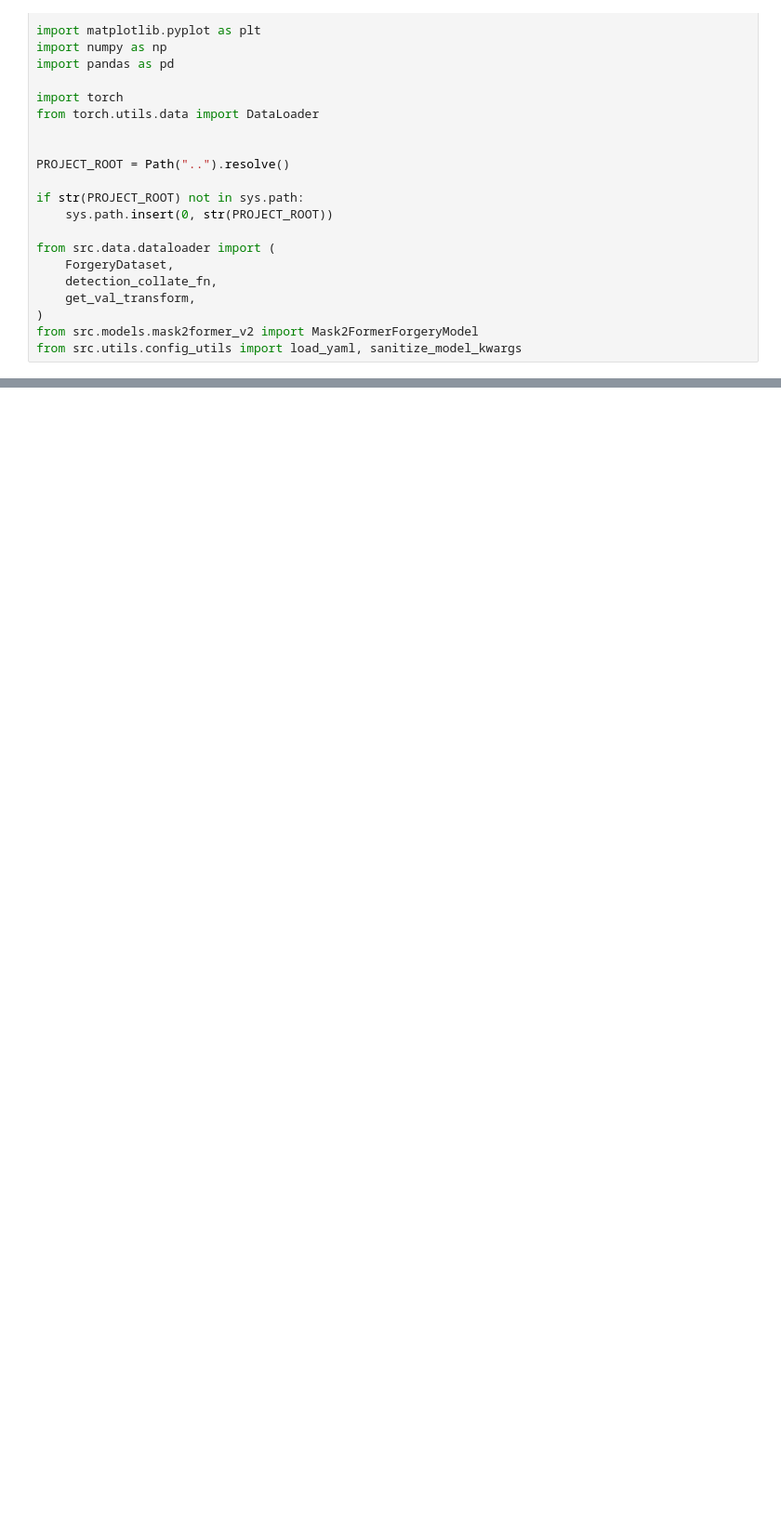
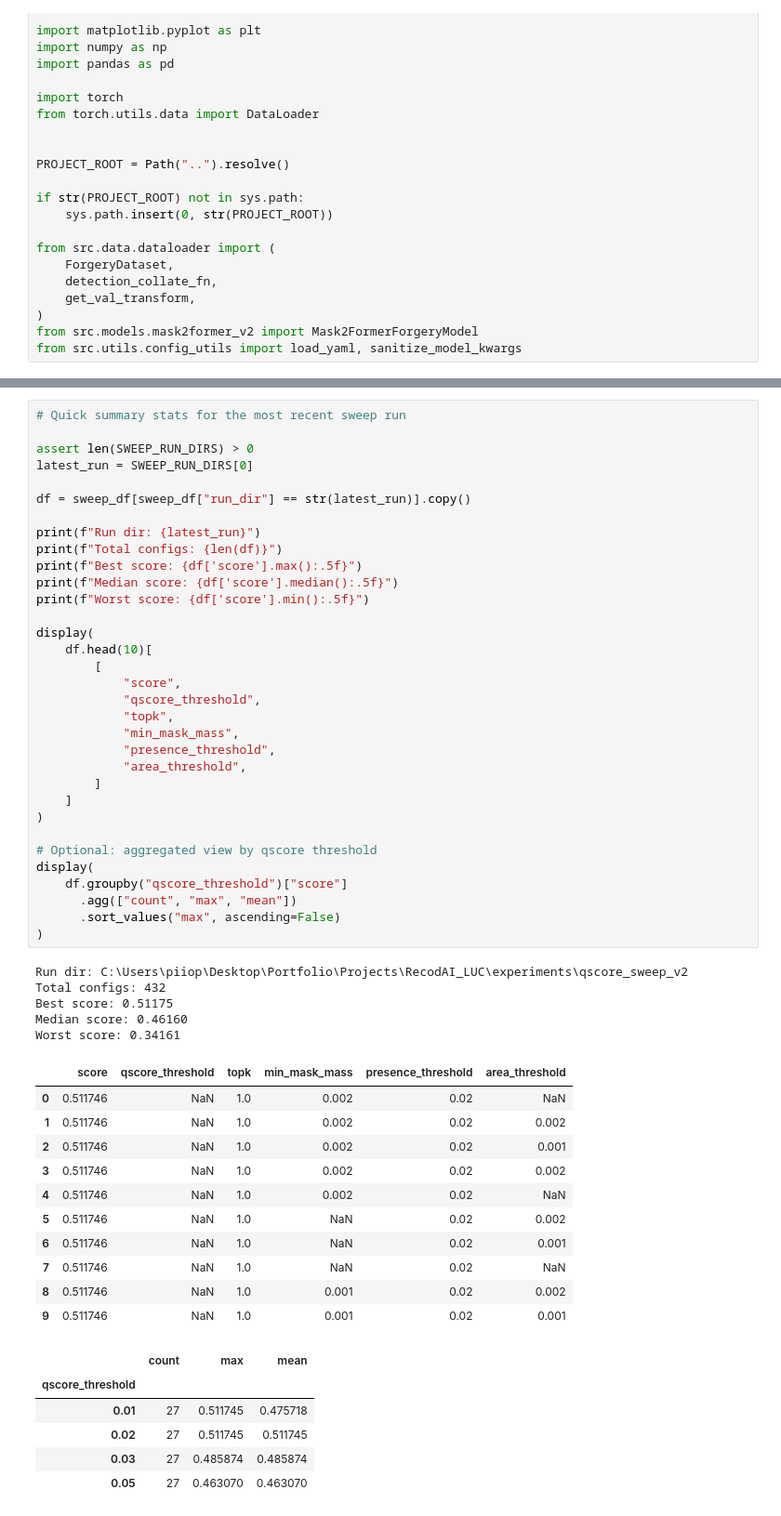
Before and after one commit to piiop/RecodAI_LUC, a Jupyter notebook: notebooks/sweep_analysis.ipynb, the cells around one changed output, grey strips where cells are left out. Shown at 93% size. Drawn from its saved outputs; the diff is of its cells as text; blank space fills up the shorter version.

```diff
--- a/notebooks/sweep_analysis.ipynb
+++ b/notebooks/sweep_analysis.ipynb
@@ -429,0 +87,56 @@ full_full_cls_w2.0 w_mask_cls= 1.0
+# %%
+# Quick summary stats for the most recent sweep run
+
+assert len(SWEEP_RUN_DIRS) > 0
+latest_run = SWEEP_RUN_DIRS[0]
+
+df = sweep_df[sweep_df["run_dir"] == str(latest_run)].copy()
+
+print(f"Run dir: {latest_run}")
+print(f"Total configs: {len(df)}")
+print(f"Best score: {df['score'].max():.5f}")
+print(f"Median score: {df['score'].median():.5f}")
+print(f"Worst score: {df['score'].min():.5f}")
+
+display(
+    df.head(10)[
+        [
+            "score",
+            "qscore_threshold",
+            "topk",
+            "min_mask_mass",
+            "presence_threshold",
+            "area_threshold",
+        ]
+    ]
+)
+
+# Optional: aggregated view by qscore threshold
+display(
+    df.groupby("qscore_threshold")["score"]
+      .agg(["count", "max", "mean"])
+      .sort_values("max", ascending=False)
+)
+# %% [output]
+Run dir: C:\Users\piiop\Desktop\Portfolio\Projects\RecodAI_LUC\experiments\qscore_sweep_v2
+Total configs: 432
+Best score: 0.51175
+Median score: 0.46160
+Worst score: 0.34161
+|  | score | qscore_threshold | topk | min_mask_mass | presence_threshold | area_threshold |
+| 0 | 0.511746 | NaN | 1.0 | 0.002 | 0.02 | NaN |
+| 1 | 0.511746 | NaN | 1.0 | 0.002 | 0.02 | 0.002 |
+| 2 | 0.511746 | NaN | 1.0 | 0.002 | 0.02 | 0.001 |
+| 3 | 0.511746 | NaN | 1.0 | 0.002 | 0.02 | 0.002 |
+| 4 | 0.511746 | NaN | 1.0 | 0.002 | 0.02 | NaN |
+| 5 | 0.511746 | NaN | 1.0 | NaN | 0.02 | 0.002 |
+| 6 | 0.511746 | NaN | 1.0 | NaN | 0.02 | 0.001 |
+| 7 | 0.511746 | NaN | 1.0 | NaN | 0.02 | NaN |
+| 8 | 0.511746 | NaN | 1.0 | 0.001 | 0.02 | 0.002 |
+| 9 | 0.511746 | NaN | 1.0 | 0.001 | 0.02 | 0.001 |
+|  | count | max | mean |
+| qscore_threshold |  |  |  |
+| 0.01 | 27 | 0.511745 | 0.475718 |
+| 0.02 | 27 | 0.511745 | 0.511745 |
+| 0.03 | 27 | 0.485874 | 0.485874 |
+| 0.05 | 27 | 0.463070 | 0.463070 |
```
Also changed, not shown: parts of 10 cells of this notebook, 5 other files.
